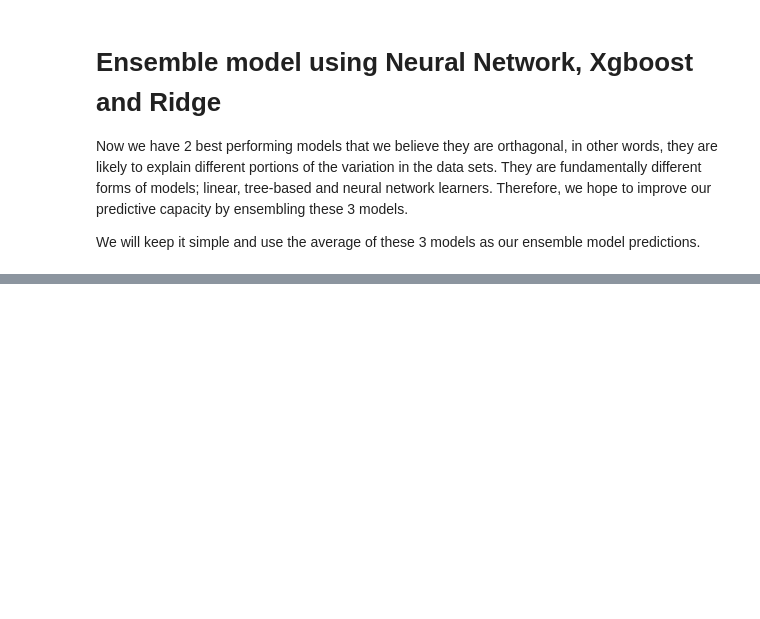
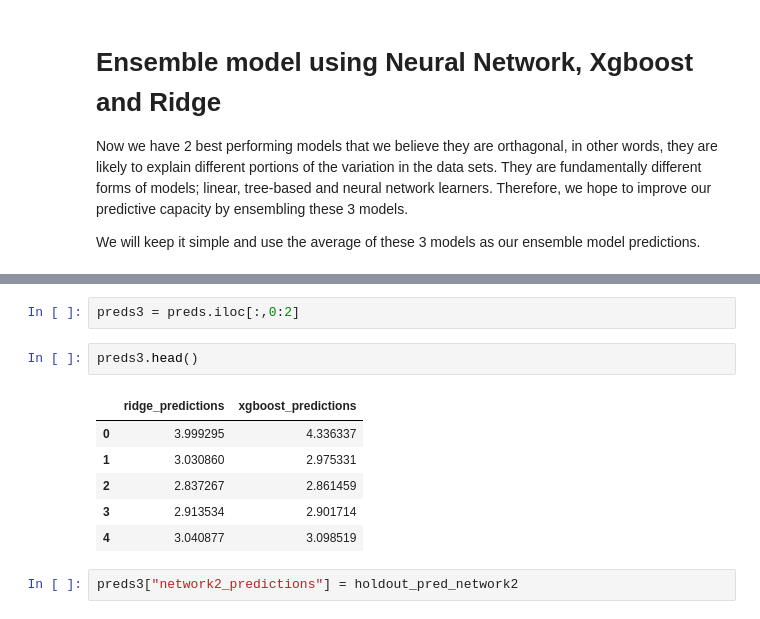
Before and after one commit to ayguno/Kaggle-Mercari-Price-Suggestion-Challenge, a Jupyter notebook: Kaggle Mercari Price Suggestion Challenge IPython Kernel.ipynb, the cells around one changed output, grey strips where cells are left out. Drawn from its saved outputs; the diff is of its cells as text; blank space fills up the shorter version.

```diff
--- a/Kaggle Mercari Price Suggestion Challenge IPython Kernel.ipynb
+++ b/Kaggle Mercari Price Suggestion Challenge IPython Kernel.ipynb
@@ -2787,0 +2802,13 @@ We will keep it simple and use the average of these 3 models as our ensemble mod
+# %%
+preds3 = preds.iloc[:,0:2]
+# %%
+preds3.head()
+# %% [output]
+|  | ridge_predictions | xgboost_predictions |
+| 0 | 3.999295 | 4.336337 |
+| 1 | 3.030860 | 2.975331 |
+| 2 | 2.837267 | 2.861459 |
+| 3 | 2.913534 | 2.901714 |
+| 4 | 3.040877 | 3.098519 |
+# %%
+preds3["network2_predictions"] = holdout_pred_network2
```
Also changed, not shown: parts of 9 cells of this notebook.
